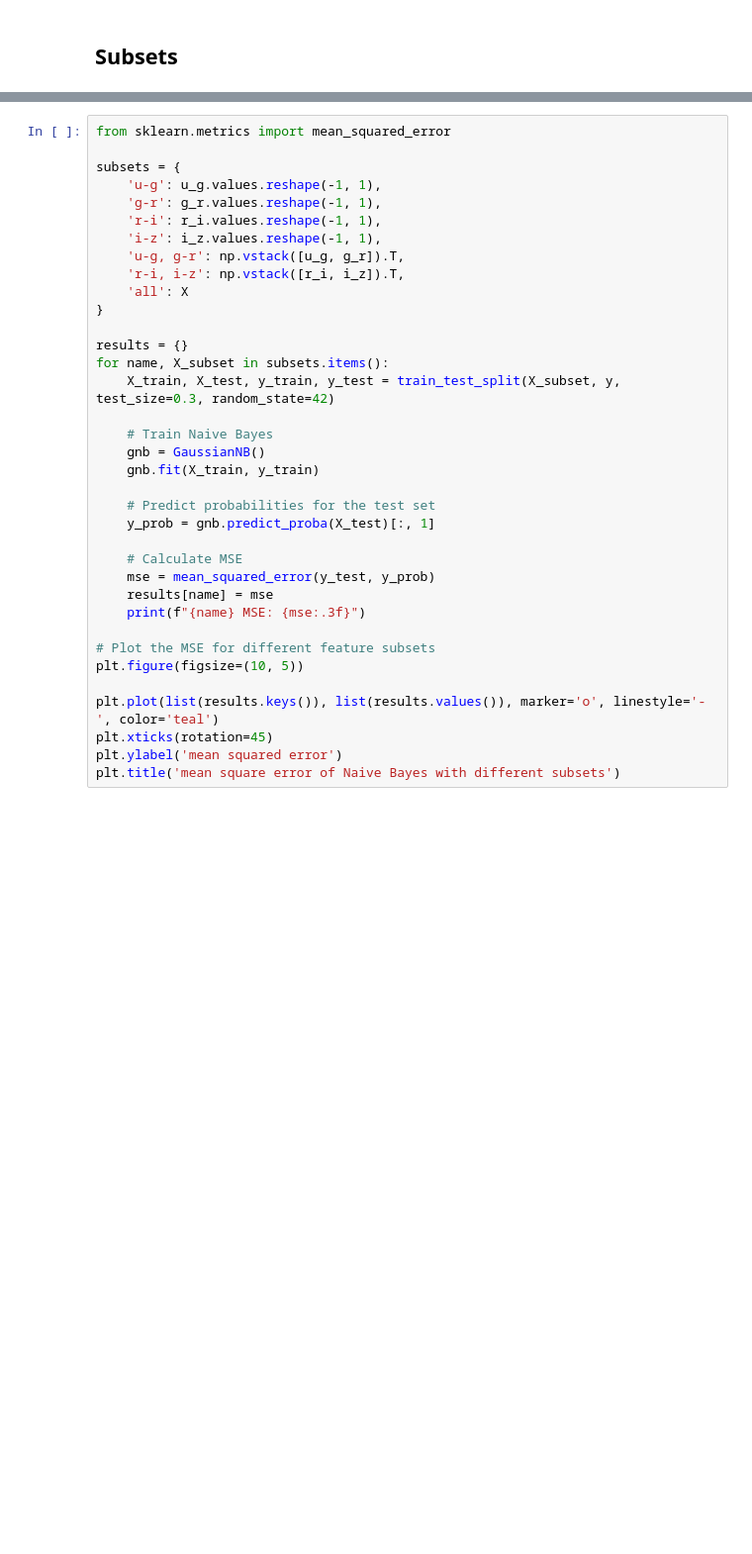
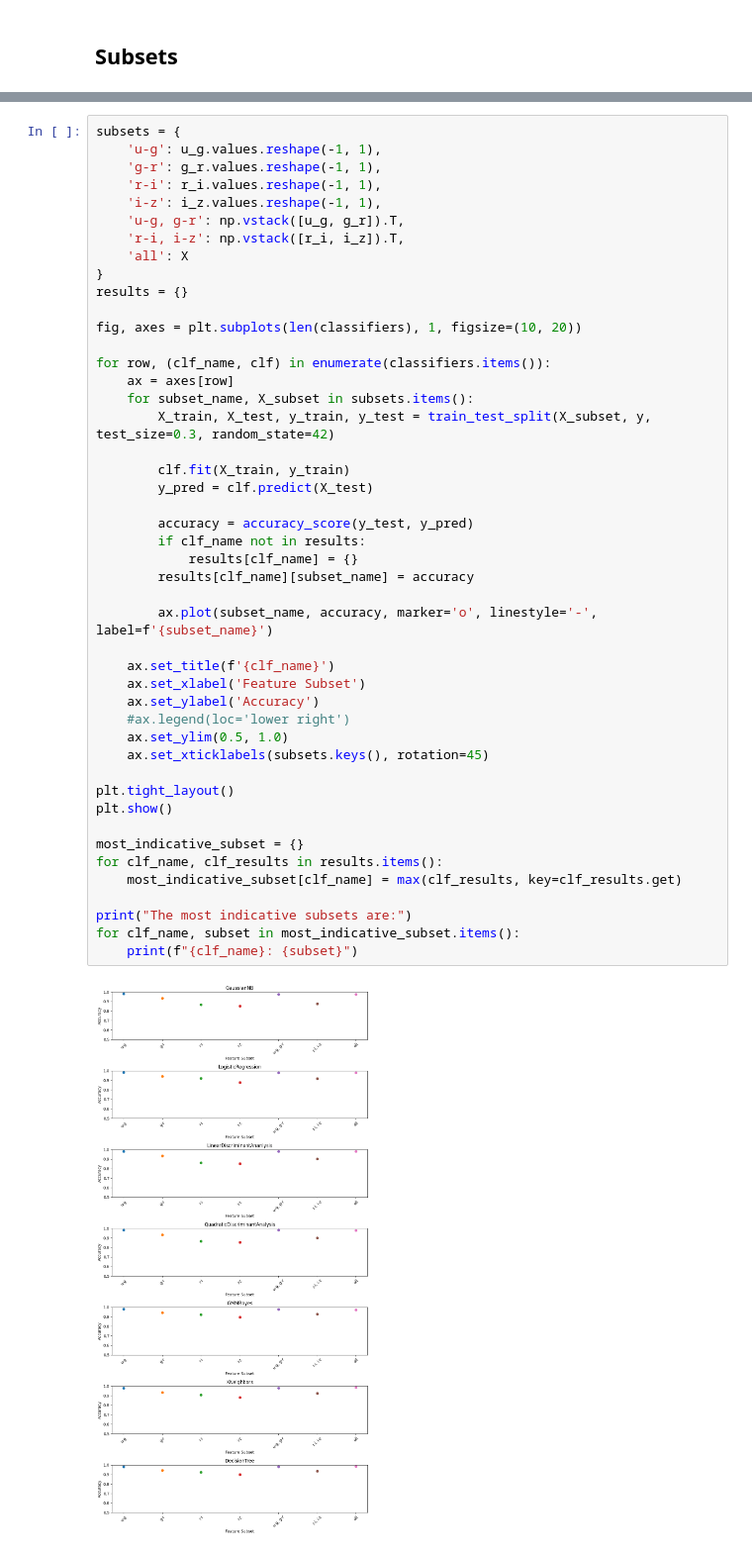
Before and after one commit to malvibellotti/astrostatistics_bicocca_2024, a Jupyter notebook: working/lecture_19_galaxy_quasars.ipynb, the cells around one changed output, grey strips where cells are left out. Shown at 99% size. Drawn from its saved outputs; the diff is of its cells as text; blank space fills up the shorter version.

```diff
--- a/working/lecture_19_galaxy_quasars.ipynb
+++ b/working/lecture_19_galaxy_quasars.ipynb
@@ -360,37 +379,48 @@ z  0.582382  0.928222  0.975565  0.979612  1.000000
 # %%
-from sklearn.metrics import mean_squared_error
-
 subsets = {
     'u-g': u_g.values.reshape(-1, 1),
     'g-r': g_r.values.reshape(-1, 1),
     'r-i': r_i.values.reshape(-1, 1),
     'i-z': i_z.values.reshape(-1, 1),
     'u-g, g-r': np.vstack([u_g, g_r]).T,
     'r-i, i-z': np.vstack([r_i, i_z]).T,
     'all': X
 }
+results = {}
 
-results = {}
-for name, X_subset in subsets.items():
-    X_train, X_test, y_train, y_test = train_test_split(X_subset, y, test_size=0.3, random_state=42)
+fig, axes = plt.subplots(len(classifiers), 1, figsize=(10, 20))
 
-    # Train Naive Bayes
-    gnb = GaussianNB()
-    gnb.fit(X_train, y_train)
+for row, (clf_name, clf) in enumerate(classifiers.items()):
+    ax = axes[row]
+    for subset_name, X_subset in subsets.items():
+        X_train, X_test, y_train, y_test = train_test_split(X_subset, y, test_size=0.3, random_state=42)
 
-    # Predict probabilities for the test set
-    y_prob = gnb.predict_proba(X_test)[:, 1]
+        clf.fit(X_train, y_train)
+        y_pred = clf.predict(X_test)
 
-    # Calculate MSE
-    mse = mean_squared_error(y_test, y_prob)
-    results[name] = mse
-    print(f"{name} MSE: {mse:.3f}")
+        accuracy = accuracy_score(y_test, y_pred)
+        if clf_name not in results:
+            results[clf_name] = {}
+        results[clf_name][subset_name] = accuracy
 
-# Plot the MSE for different feature subsets
-plt.figure(figsize=(10, 5))
+        ax.plot(subset_name, accuracy, marker='o', linestyle='-', label=f'{subset_name}')
 
-plt.plot(list(results.keys()), list(results.values()), marker='o', linestyle='-', color='teal')
-plt.xticks(rotation=45)
-plt.ylabel('mean squared error')
-plt.title('mean square error of Naive Bayes with different subsets')
+    ax.set_title(f'{clf_name}')
+    ax.set_xlabel('Feature Subset')
+    ax.set_ylabel('Accuracy')
+    #ax.legend(loc='lower right')
+    ax.set_ylim(0.5, 1.0)
+    ax.set_xticklabels(subsets.keys(), rotation=45)
+
+plt.tight_layout()
+plt.show()
+
+most_indicative_subset = {}
+for clf_name, clf_results in results.items():
+    most_indicative_subset[clf_name] = max(clf_results, key=clf_results.get)
+
+print("The most indicative subsets are:")
+for clf_name, subset in most_indicative_subset.items():
+    print(f"{clf_name}: {subset}")
 # %% [output]
+[figure, new version]
```
Also changed, not shown: parts of 17 cells of this notebook, 2 other files.
